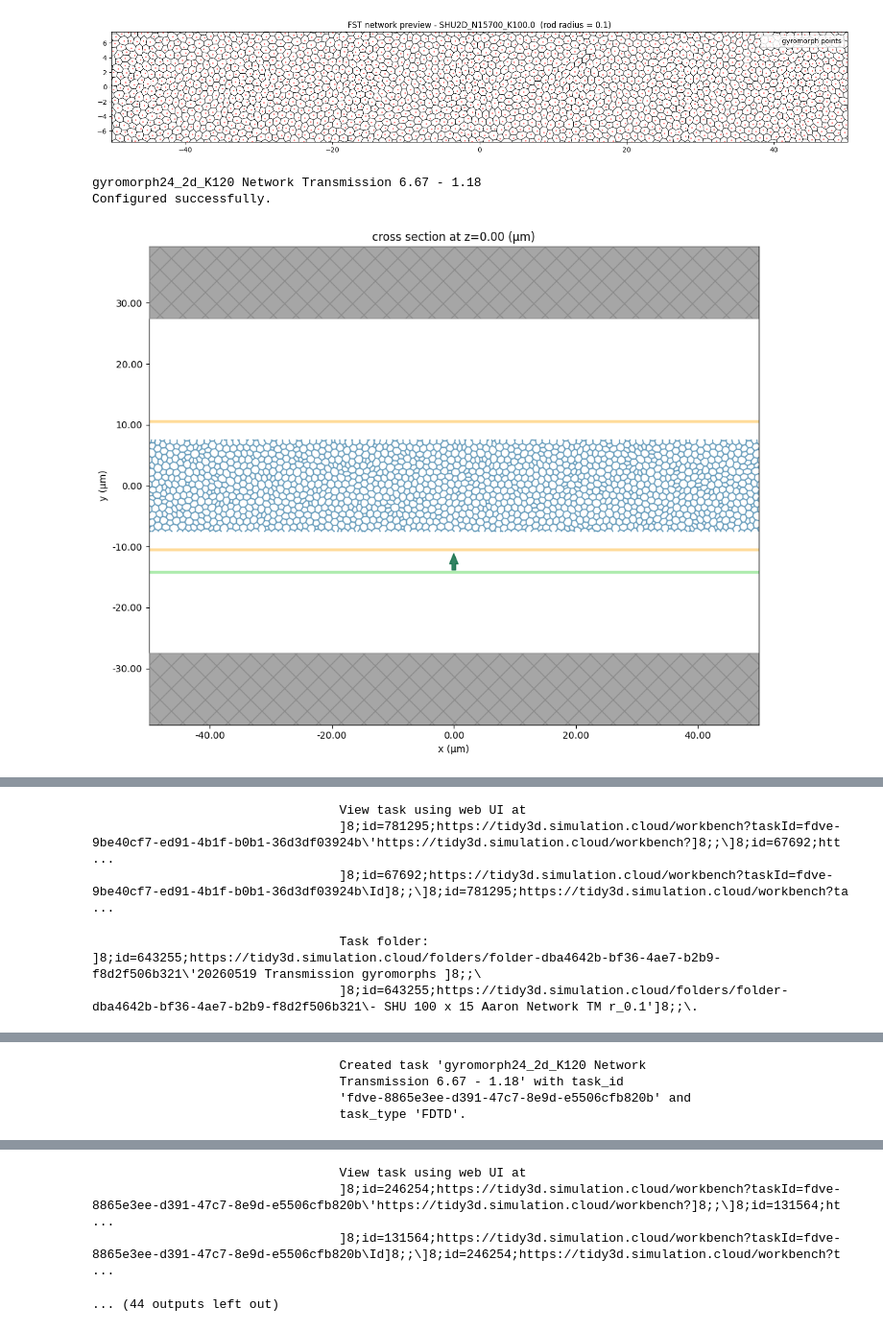
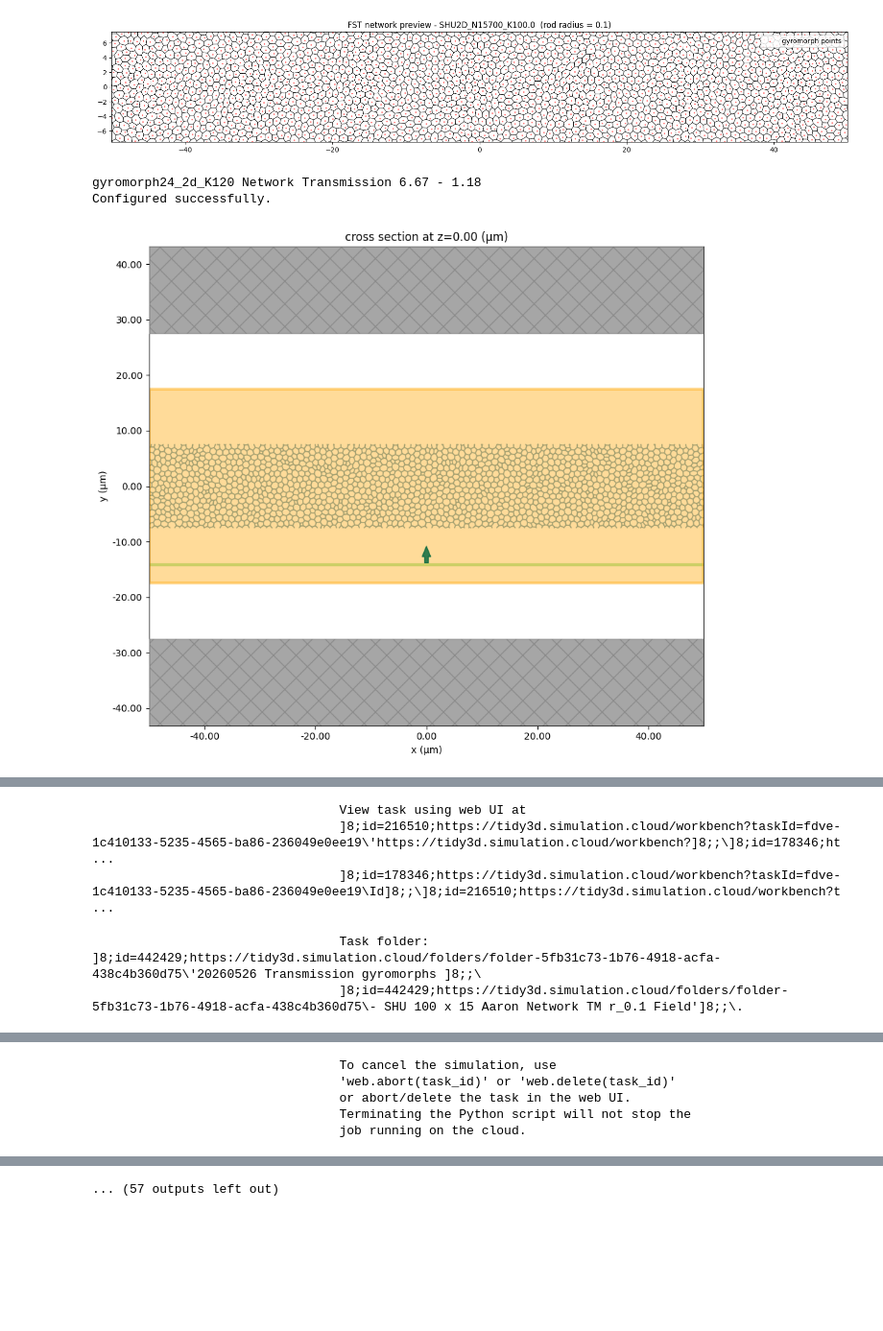
Before and after one commit to fhernandez93/LoadingPermittivityDistToSlabTransmission, a Jupyter notebook: Notebooks/Gyromorphs/20260519 gyromorphs Aaron/20250408 Transmission Experiment Network.ipynb, the cells around one changed output, grey strips where cells are left out. Shown at 96% size. Drawn from its saved outputs; the diff is of its cells as text; code cells hidden in the pictures; blank space fills up the shorter version.

Commit message:
Added Field Extraction Files

```diff
--- a/Notebooks/Gyromorphs/20260519 gyromorphs Aaron/20250408 Transmission Experiment Network.ipynb
+++ b/Notebooks/Gyromorphs/20260519 gyromorphs Aaron/20250408 Transmission Experiment Network.ipynb
@@ -35,11 +35,12 @@ lambdas =  1/np.array([0.15,0.85])
 rod_radius = 0.1
 # %%
 folder_path=rf"./Structures"
-polarization = "TE"
-project_name = fr"20260519 Transmission gyromorphs - SHU 100 x 15 Aaron Network {polarization} r_{rod_radius}"
+polarization = "TM"
+add_field_monitor = True
+project_name = fr"20260526 Transmission gyromorphs - SHU 100 x 15 Aaron Network {polarization} r_{rod_radius}{" Field" if add_field_monitor else ""}"
 empty=False
 runtime_ps = 20e-12
-min_steps_per_lambda = 20
+min_steps_per_lambda = 15
 id0 = ""
 add_ref = True
 Lx, Ly = 100, 15
@@ -265,7 +266,7 @@ for k,item in enumerate(data):
                     box_size= 50,runtime_ps=runtime_ps,min_steps_per_lambda=min_steps_per_lambda,
                    scaling=1,shuoff_condtion=1e-20, verbose=True,
                    monitors=["flux"],
-                   freqs=400,
+                   freqs=250,
                    source="planewave",
                    width=0.35, ref_only=True
                    )
@@ -321,8 +322,21 @@ for k,item in enumerate(data):
                 name='flux1'
             )
 
-        sim = sim.copy(update={'monitors':[monitor_1,monitor_2]})
+        field_monitor = td.FieldMonitor(
+                center = (0,0,0),
+                size = (
+                   Lx,Ly+20,0
+                    ),
+                freqs = structure_1.monitor_freqs,
+                fields=["Ex", "Ey", "Ez"],
+                name='field_monitor'
+            )
 
+        monitors =[monitor_1,monitor_2]
+        if add_field_monitor:
+            monitors=[field_monitor]
+
+        sim = sim.copy(update={'monitors':monitors})
         # Build the FST network from the (scaled) point pattern.
         pts = np.column_stack([data[k]['x'].values * scales_data[k],
                                data[k]['y'].values * scales_data[k]])
@@ -337,35 +351,35 @@ for k,item in enumerate(data):
 
         sim_name = run_name
         fig, ax = plt.subplots(1, tight_layout=True, figsize=(16, 8))
         sim.plot(z=0, ax=ax)
         plt.show()
 
         if run:
             if add_ref:
                  id0 =web.upload(sim.copy(update={'structures':[]}), folder_name=project_name,task_name=fr"{sim_name}_0", verbose=True)
                  web.start(task_id = id0)
                  web.monitor(task_id=id0,verbose=True)
                  add_ref = False
 
             id =web.upload(sim, folder_name=project_name,task_name=sim_name, verbose=True)
             web.start(task_id = id)
             web.monitor(task_id=id,verbose=True)
             ids = id0+ '\n' + id
             structure_folder =Path(os.listdir(folder_path)[k]).stem
-            file_path = rf"H:\phd stuff\tidy3d\data/{project_name}/{structure_folder}/{sim_name}.txt"
+            file_path = rf"../../../data/{project_name}/{structure_folder}/{sim_name}.txt"
             # Check if the folder exists
-            if not os.path.exists( fr"H:\phd stuff\tidy3d\data/{project_name}/{structure_folder}"):
-                os.makedirs(fr"H:\phd stuff\tidy3d\data/{project_name}/{structure_folder}")
-                print(fr"Folder 'H:\phd stuff\tidy3d\data/{project_name}/{structure_folder}' created successfully.")
+            if not os.path.exists( fr"../../../data/{project_name}/{structure_folder}"):
+                os.makedirs(fr"../../../data/{project_name}/{structure_folder}",exist_ok=True)
+                print(fr"Folder '../../../data/{project_name}/{structure_folder}' created successfully.")
 
             # Open file in write mode
             with open(file_path, "w") as f:
                 # Write the string to the file
                 f.write(ids)
         else:
             sim.plot_3d()
             raise TypeError("Program ends here")
 # %% [output]
 gyromorph24_2d_K120 Network Transmission 6.67 - 1.18
 Configured successfully.
-[figure, old version]
+[figure, new version]
@@ -375,9 +389,9 @@ Configured successfully.
                                  task_type 'FDTD'.
                                  View task using web UI at
-                                 ]8;id=781295;https://tidy3d.simulation.cloud/workbench?taskId=fdve-9be40cf7-ed91-4b1f-b0b1-36d3df03924b\'https://tidy3d.simulation.cloud/workbench?]8;;\]8;id=67692;htt ...
-                                 ]8;id=67692;https://tidy3d.simulation.cloud/workbench?taskId=fdve-9be40cf7-ed91-4b1f-b0b1-36d3df03924b\Id]8;;\]8;id=781295;https://tidy3d.simulation.cloud/workbench?ta ...
+                                 ]8;id=216510;https://tidy3d.simulation.cloud/workbench?taskId=fdve-1c410133-5235-4565-ba86-236049e0ee19\'https://tidy3d.simulation.cloud/workbench?]8;;\]8;id=178346;ht ...
+                                 ]8;id=178346;https://tidy3d.simulation.cloud/workbench?taskId=fdve-1c410133-5235-4565-ba86-236049e0ee19\Id]8;;\]8;id=216510;https://tidy3d.simulation.cloud/workbench?t ...
-                                 Task folder: ]8;id=643255;https://tidy3d.simulation.cloud/folders/folder-dba4642b-bf36-4ae7-b2b9-f8d2f506b321\'20260519 Transmission gyromorphs ]8;;\
-                                 ]8;id=643255;https://tidy3d.simulation.cloud/folders/folder-dba4642b-bf36-4ae7-b2b9-f8d2f506b321\- SHU 100 x 15 Aaron Network TM r_0.1']8;;\.
+                                 Task folder: ]8;id=442429;https://tidy3d.simulation.cloud/folders/folder-5fb31c73-1b76-4918-acfa-438c4b360d75\'20260526 Transmission gyromorphs ]8;;\
+                                 ]8;id=442429;https://tidy3d.simulation.cloud/folders/folder-5fb31c73-1b76-4918-acfa-438c4b360d75\- SHU 100 x 15 Aaron Network TM r_0.1 Field']8;;\.
 [interactive output not drawn]
 [interactive output not drawn]
 [interactive output not drawn]
@@ -389,4 +403,5 @@ Configured successfully.
-                                 Created task 'gyromorph24_2d_K120 Network
-                                 Transmission 6.67 - 1.18' with task_id
-                                 'fdve-8865e3ee-d391-47c7-8e9d-e5506cfb820b' and
-                                 task_type 'FDTD'.
+                                 To cancel the simulation, use
+                                 'web.abort(task_id)' or 'web.delete(task_id)'
+                                 or abort/delete the task in the web UI.
+                                 Terminating the Python script will not stop the
+                                 job running on the cloud.
@@ -393,4 +409 @@ Configured successfully.
-                                 View task using web UI at
-                                 ]8;id=246254;https://tidy3d.simulation.cloud/workbench?taskId=fdve-8865e3ee-d391-47c7-8e9d-e5506cfb820b\'https://tidy3d.simulation.cloud/workbench?]8;;\]8;id=131564;ht ...
-                                 ]8;id=131564;https://tidy3d.simulation.cloud/workbench?taskId=fdve-8865e3ee-d391-47c7-8e9d-e5506cfb820b\Id]8;;\]8;id=246254;https://tidy3d.simulation.cloud/workbench?t ...
+... (57 outputs left out)
-... (44 outputs left out)
```
Also changed, not shown: parts of 2 cells of this notebook, 4 other files.
